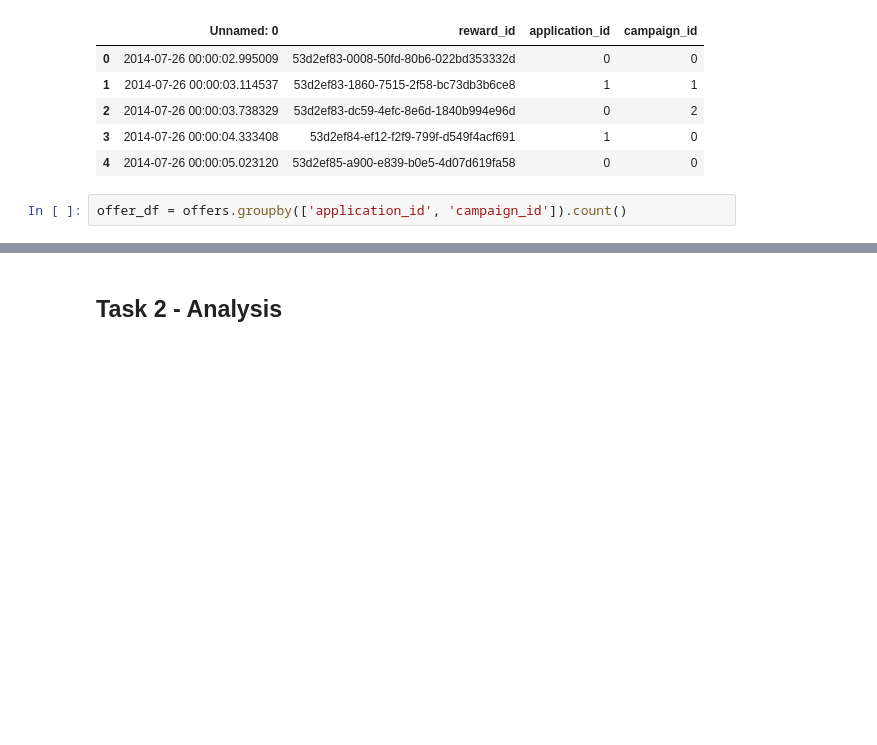
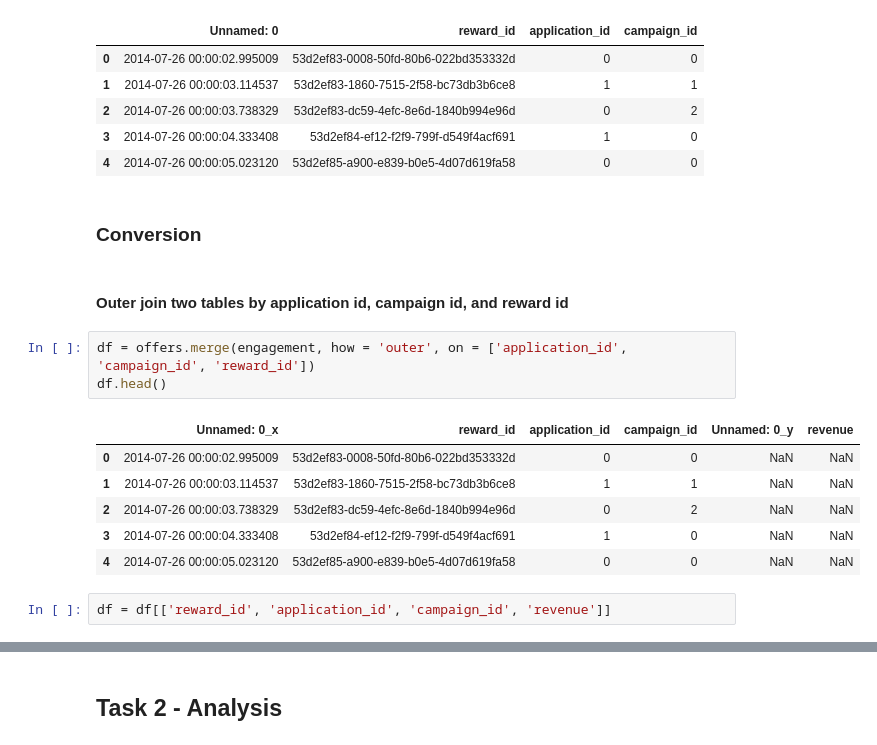
Before and after one commit to kammybdeng/data-science-journey, a Jupyter notebook: data-analysis/takehome challenges.ipynb, the cells around one changed output, grey strips where cells are left out. Saved outputs shown, nothing was run; the diff lists cells and outputs as text; blank space fills up the shorter version.

```diff
--- a/data-analysis/takehome challenges.ipynb
+++ b/data-analysis/takehome challenges.ipynb
@@ -64,5 +74,19 @@ offers.head()
 | 2 | 2014-07-26 00:00:03.738329 | 53d2ef83-dc59-4efc-8e6d-1840b994e96d | 0 | 2 |
 | 3 | 2014-07-26 00:00:04.333408 | 53d2ef84-ef12-f2f9-799f-d549f4acf691 | 1 | 0 |
 | 4 | 2014-07-26 00:00:05.023120 | 53d2ef85-a900-e839-b0e5-4d07d619fa58 | 0 | 0 |
-# %%
-offer_df = offers.groupby(['application_id', 'campaign_id']).count()
+# %% [markdown]
+### Conversion
+# %% [markdown]
+#### Outer join two tables by application id, campaign id, and reward id
+# %%
+df = offers.merge(engagement, how = 'outer', on = ['application_id', 'campaign_id', 'reward_id'])
+df.head()
+# %% [output]
+|  | Unnamed: 0_x | reward_id | application_id | campaign_id | Unnamed: 0_y | revenue |
+| 0 | 2014-07-26 00:00:02.995009 | 53d2ef83-0008-50fd-80b6-022bd353332d | 0 | 0 | NaN | NaN |
+| 1 | 2014-07-26 00:00:03.114537 | 53d2ef83-1860-7515-2f58-bc73db3b6ce8 | 1 | 1 | NaN | NaN |
+| 2 | 2014-07-26 00:00:03.738329 | 53d2ef83-dc59-4efc-8e6d-1840b994e96d | 0 | 2 | NaN | NaN |
+| 3 | 2014-07-26 00:00:04.333408 | 53d2ef84-ef12-f2f9-799f-d549f4acf691 | 1 | 0 | NaN | NaN |
+| 4 | 2014-07-26 00:00:05.023120 | 53d2ef85-a900-e839-b0e5-4d07d619fa58 | 0 | 0 | NaN | NaN |
+# %%
+df = df[['reward_id', 'application_id', 'campaign_id', 'revenue']]
```
Also changed, not shown: parts of 48 cells of this notebook.
